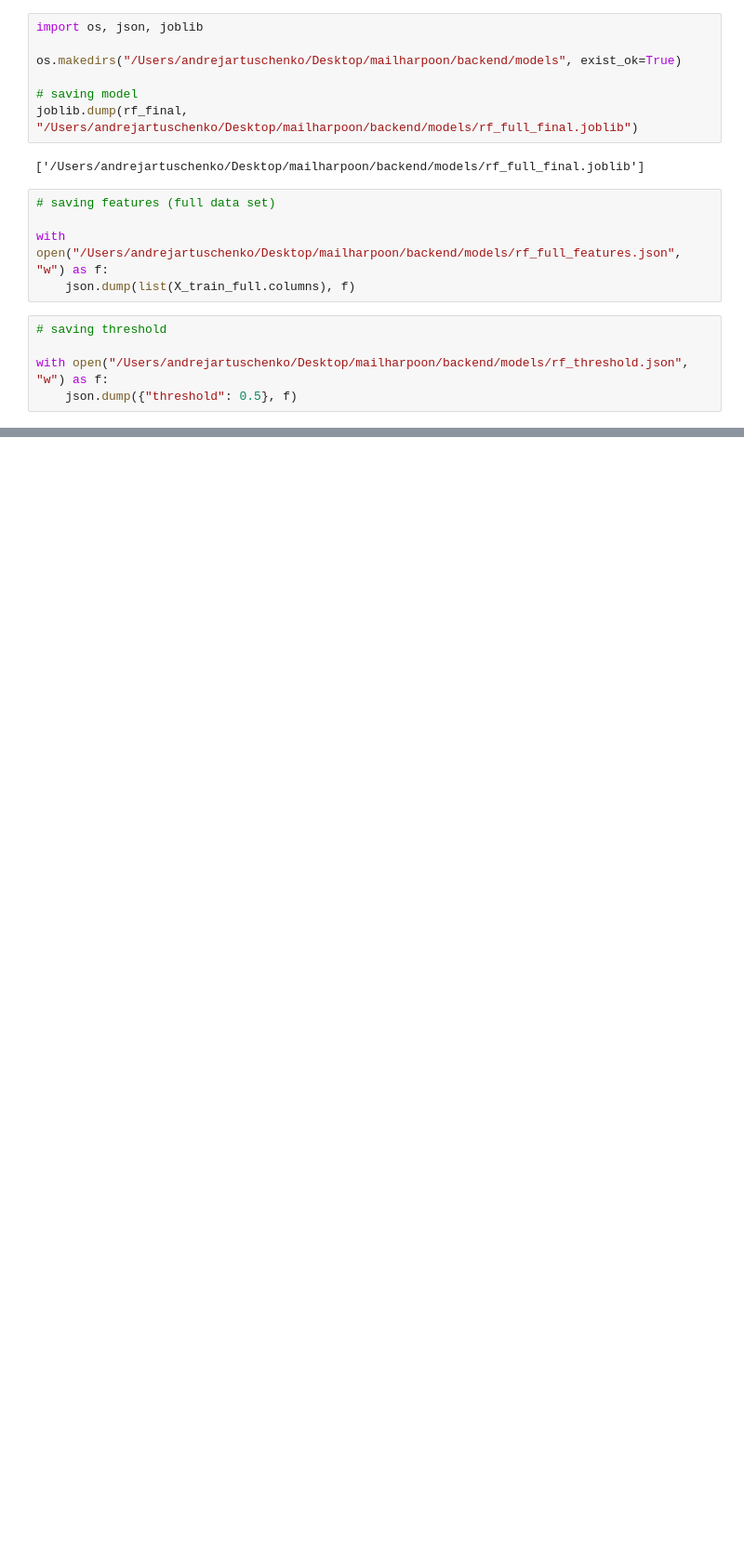
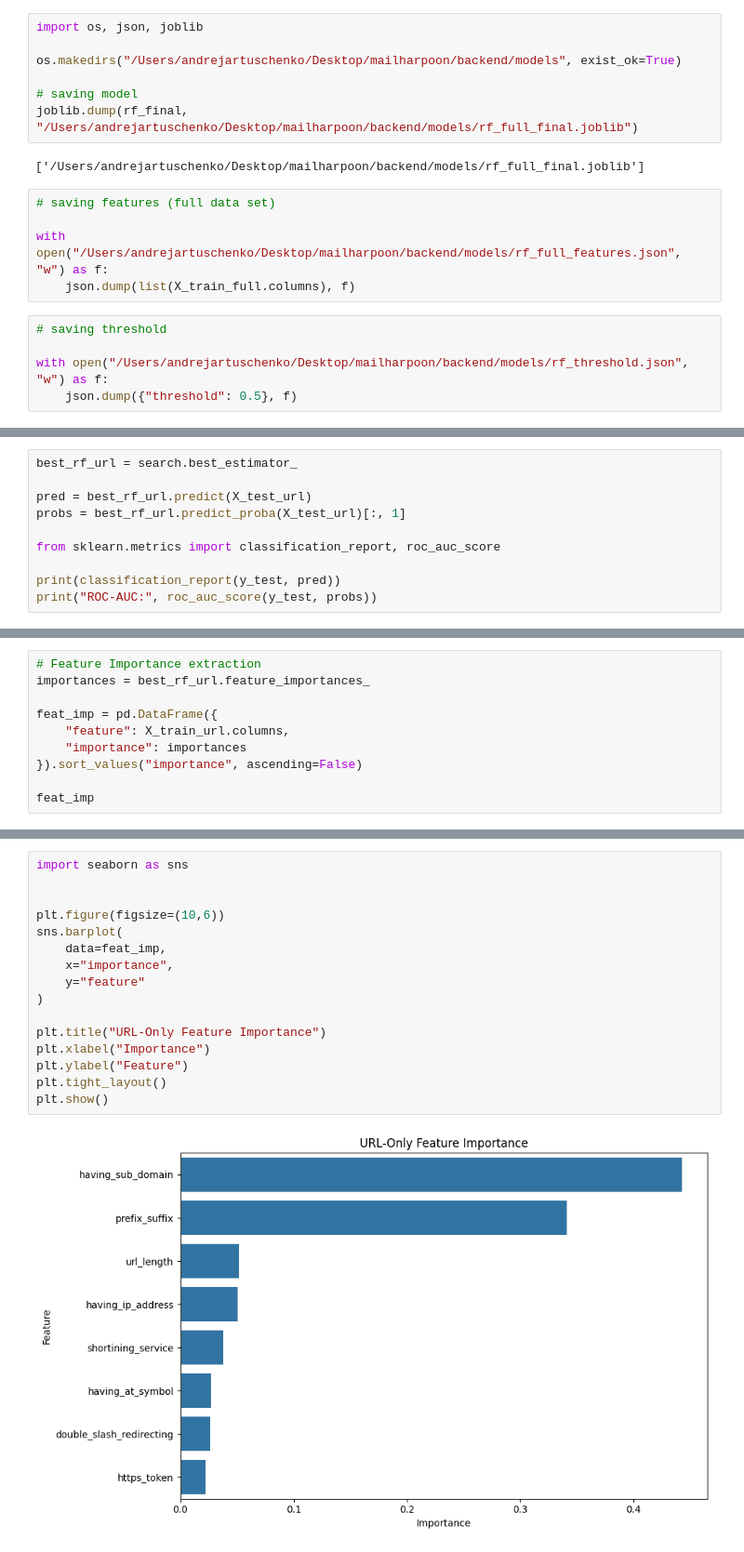
Before and after one commit to Andrej-Art/Mailharpoon, a Jupyter notebook: backend/notebooks/03_modeling.ipynb, the cells around one changed output, grey strips where cells are left out. Shown at 93% size. Cells and saved outputs as stored; diff of their text form; blank space fills up the shorter version.

Commit message:
feat: add rf url only and rf full models, update modeling notebook

```diff
--- a/backend/notebooks/03_modeling.ipynb
+++ b/backend/notebooks/03_modeling.ipynb
@@ -615,0 +727,10 @@ with open("/Users/andrejartuschenko/Desktop/mailharpoon/backend/models/rf_thresh
+# %%
+best_rf_url = search.best_estimator_
+
+pred = best_rf_url.predict(X_test_url)
+probs = best_rf_url.predict_proba(X_test_url)[:, 1]
+
+from sklearn.metrics import classification_report, roc_auc_score
+
+print(classification_report(y_test, pred))
+print("ROC-AUC:", roc_auc_score(y_test, probs))
@@ -615,0 +748,10 @@ with open("/Users/andrejartuschenko/Desktop/mailharpoon/backend/models/rf_thresh
+# %%
+# Feature Importance extraction
+importances = best_rf_url.feature_importances_
+
+feat_imp = pd.DataFrame({
+    "feature": X_train_url.columns,
+    "importance": importances
+}).sort_values("importance", ascending=False)
+
+feat_imp
@@ -615,0 +768,18 @@ with open("/Users/andrejartuschenko/Desktop/mailharpoon/backend/models/rf_thresh
+# %%
+import seaborn as sns
+
+
+plt.figure(figsize=(10,6))
+sns.barplot(
+    data=feat_imp,
+    x="importance",
+    y="feature"
+)
+
+plt.title("URL-Only Feature Importance")
+plt.xlabel("Importance")
+plt.ylabel("Feature")
+plt.tight_layout()
+plt.show()
+# %% [output]
+[figure, added]
```
Also changed, not shown: parts of 13 cells of this notebook, 7 other files.
